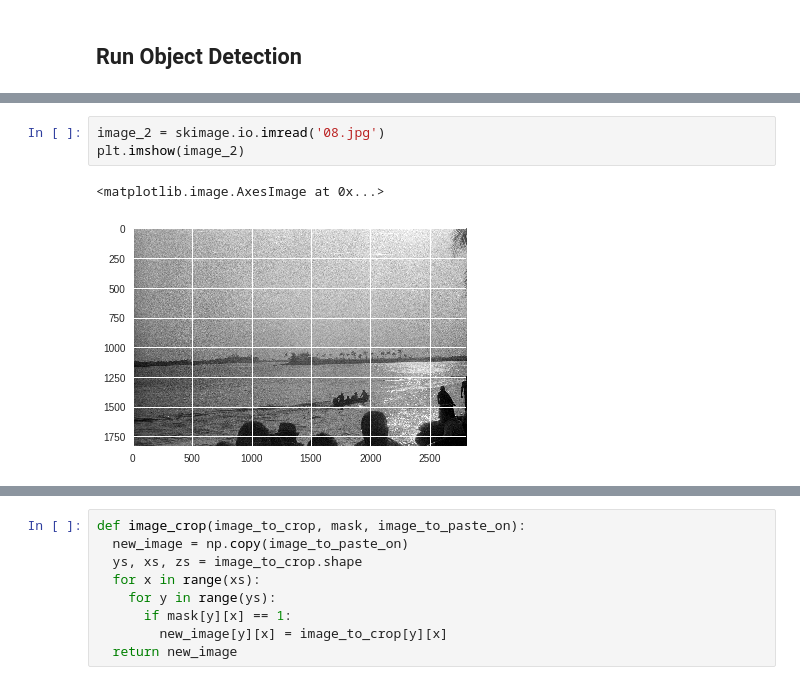
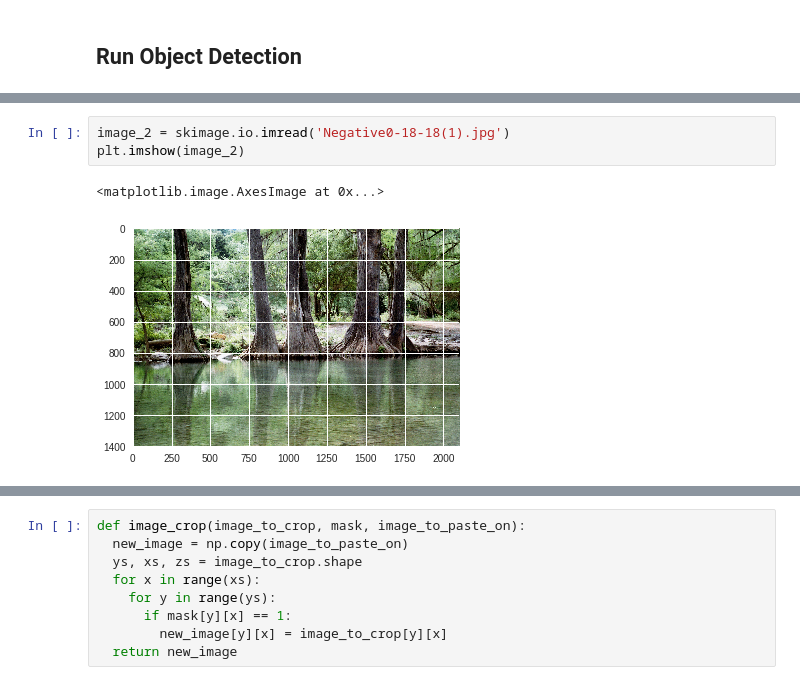
Before and after one commit to arturomf94/collage-art, a Jupyter notebook: collage_art.ipynb, the cells around one changed output, grey strips where cells are left out. Cells and saved outputs as stored; diff of their text form.

```diff
--- a/collage_art.ipynb
+++ b/collage_art.ipynb
@@ -260,9 +272,9 @@ plt.imshow(mask)
 # %%
-image_2 = skimage.io.imread('08.jpg')
+image_2 = skimage.io.imread('Negative0-18-18(1).jpg')
 plt.imshow(image_2)
 # %% [output]
 <matplotlib.image.AxesImage at 0x...>
-[figure, old version]
+[figure, new version]
 # %%
 print(image.shape)
 print(image_2.shape)
```
Also changed, not shown: parts of 14 cells of this notebook.
